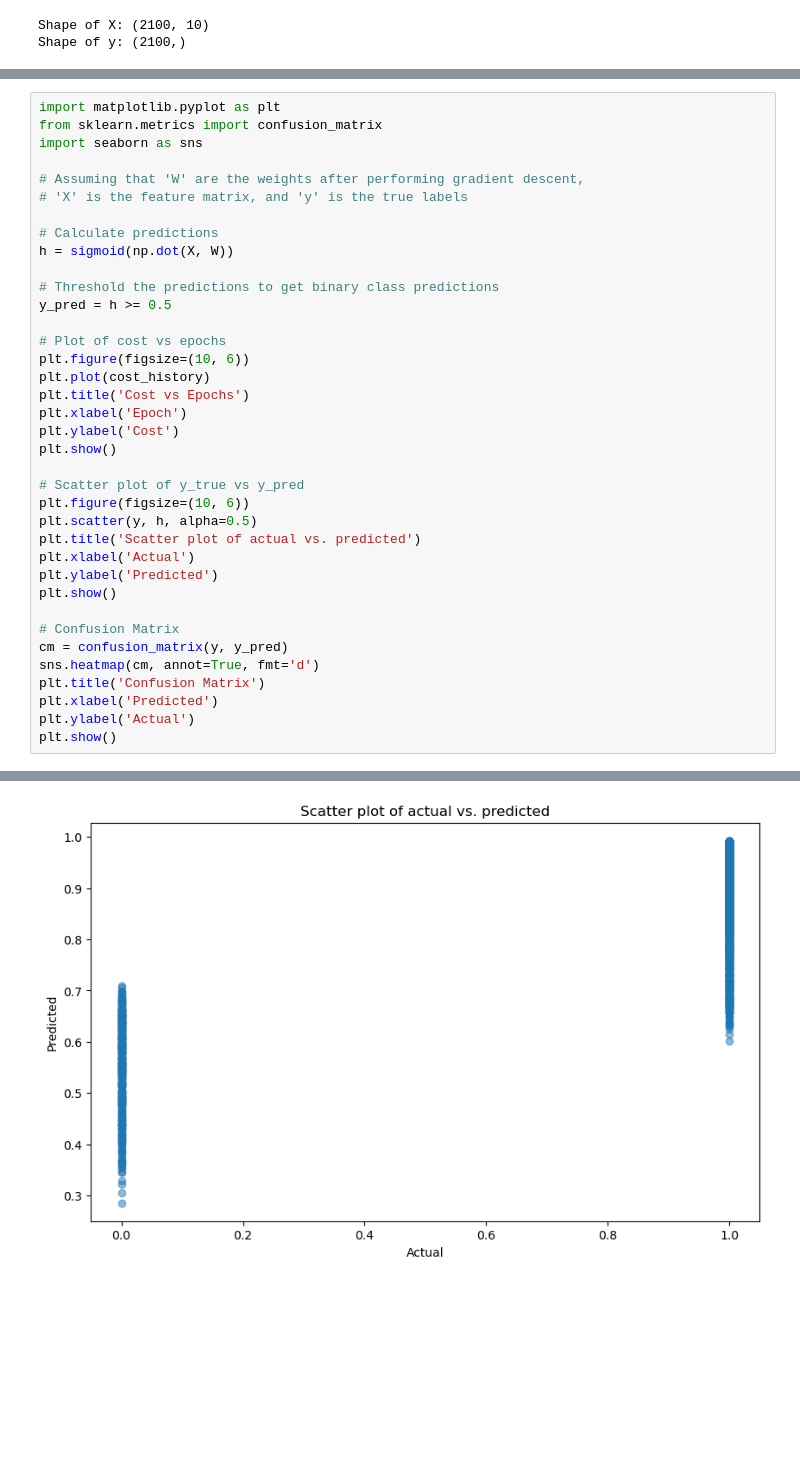
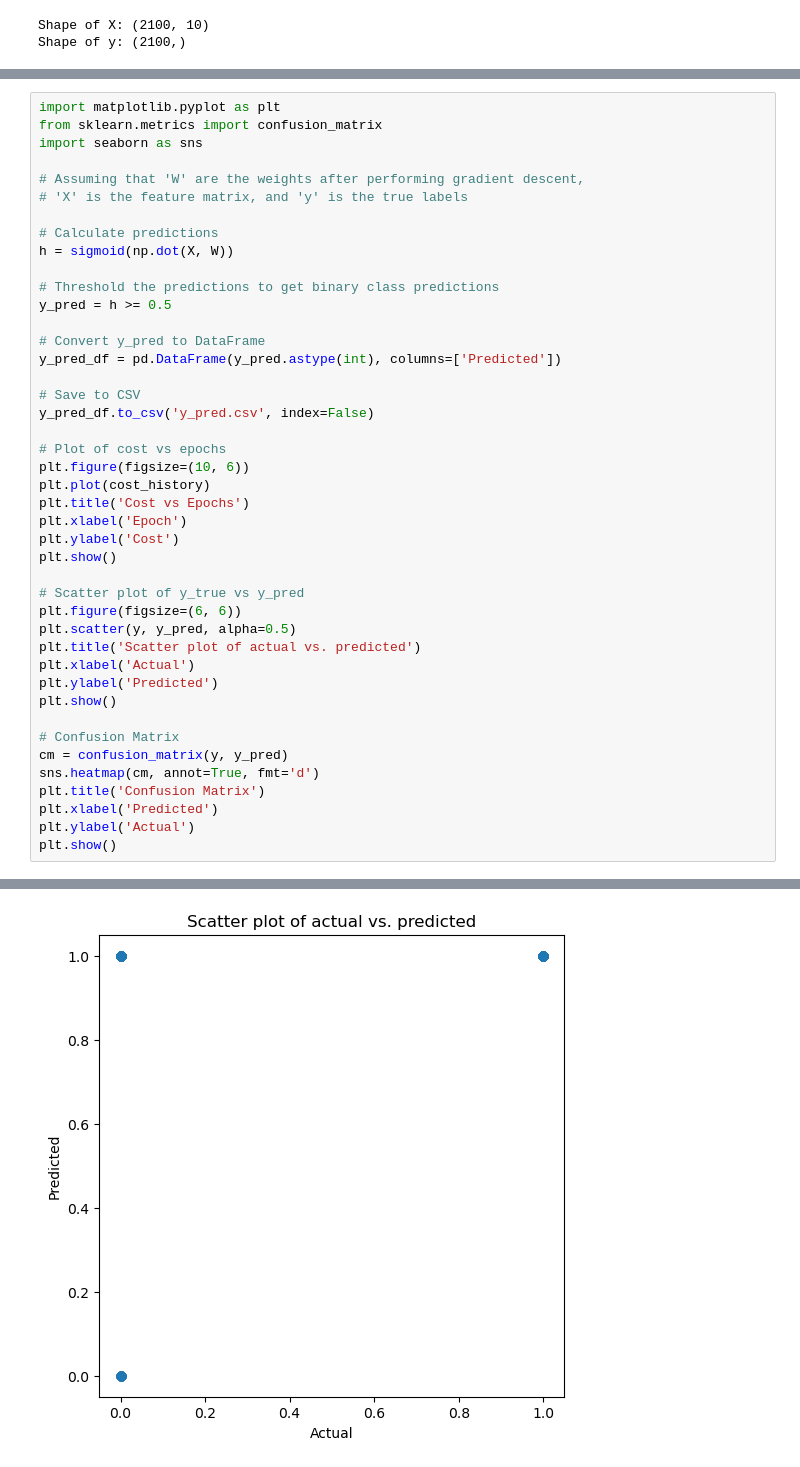
Before and after one commit to ehvenga/ece565, a Jupyter notebook: quiz/1b/test_1b.ipynb, the cells around one changed output, grey strips where cells are left out. Saved outputs shown, nothing was run; the diff lists cells and outputs as text; blank space fills up the shorter version.

```diff
--- a/quiz/1b/test_1b.ipynb
+++ b/quiz/1b/test_1b.ipynb
@@ -126,6 +126,12 @@ h = sigmoid(np.dot(X, W))
 # Threshold the predictions to get binary class predictions
 y_pred = h >= 0.5
 
+# Convert y_pred to DataFrame
+y_pred_df = pd.DataFrame(y_pred.astype(int), columns=['Predicted'])
+
+# Save to CSV
+y_pred_df.to_csv('y_pred.csv', index=False)
+
 # Plot of cost vs epochs
 plt.figure(figsize=(10, 6))
 plt.plot(cost_history)
@@ -135,8 +141,8 @@ plt.ylabel('Cost')
 plt.show()
 
 # Scatter plot of y_true vs y_pred
-plt.figure(figsize=(10, 6))
-plt.scatter(y, h, alpha=0.5)
+plt.figure(figsize=(6, 6))
+plt.scatter(y, y_pred, alpha=0.5)
 plt.title('Scatter plot of actual vs. predicted')
 plt.xlabel('Actual')
 plt.ylabel('Predicted')
@@ -154,2 +160,2 @@ plt.show()
-[figure, old version]
+[figure, new version]
 [figure]
```
Also changed, not shown: parts of 2 cells of this notebook, 8 other files.
